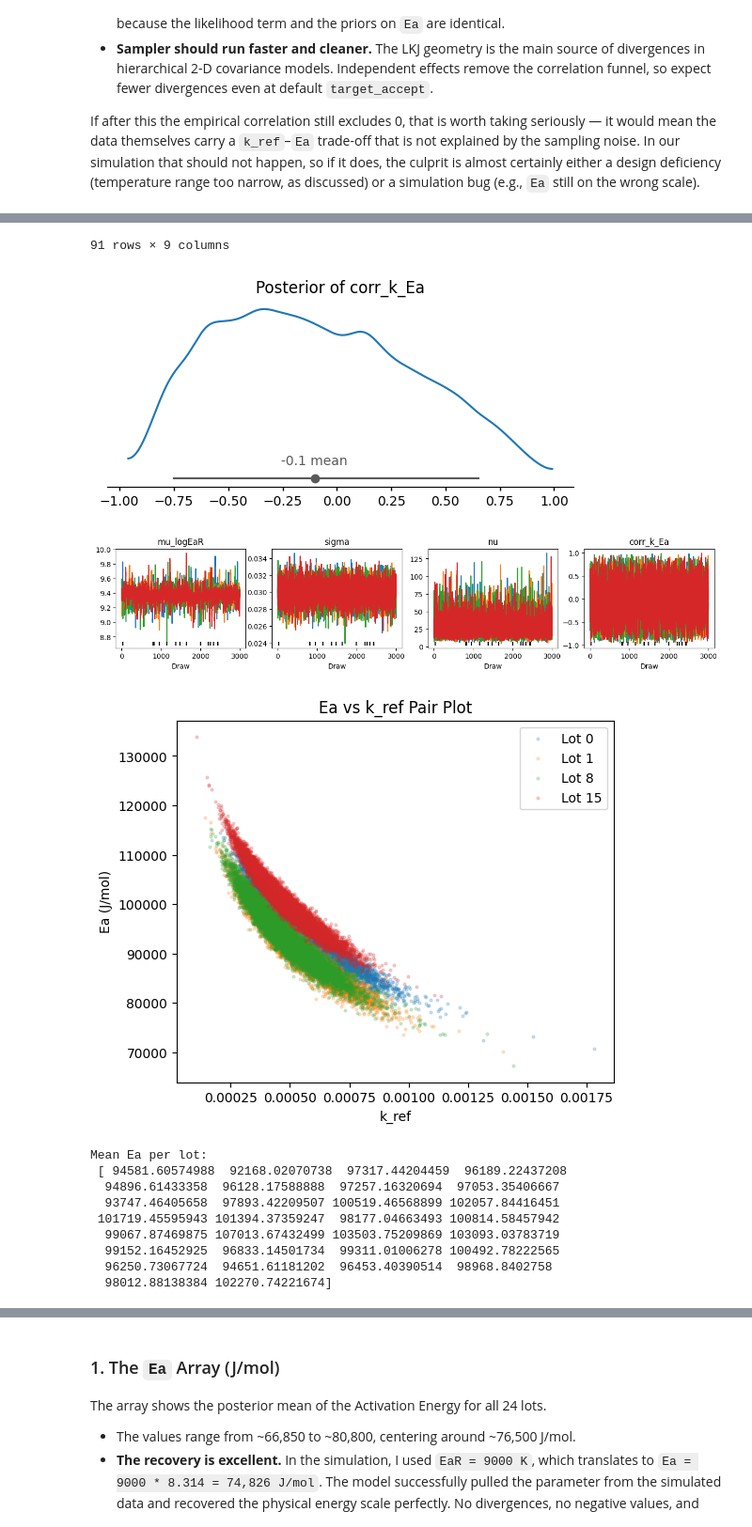
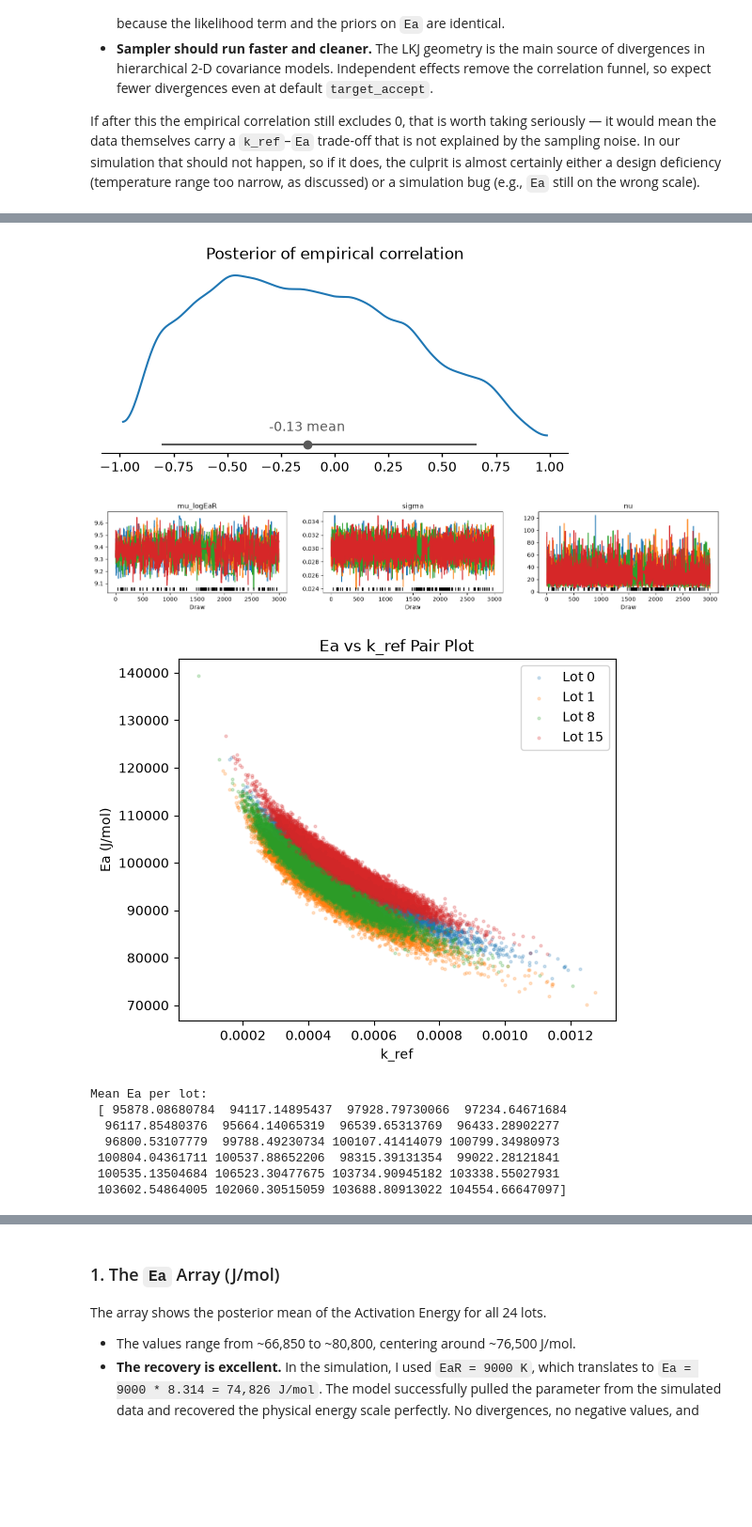
Before and after one commit to lantonov/Optimisation, a Jupyter notebook: Arrhenius_non_linear.ipynb, the cells around one changed output, grey strips where cells are left out. Shown at 94% size. Drawn from its saved outputs; the diff is of its cells as text; code cells hidden in the pictures; blank space fills up the shorter version.

```diff
--- a/Arrhenius_non_linear.ipynb
+++ b/Arrhenius_non_linear.ipynb
@@ -37,6 +136,13 @@ rng = np.random.default_rng(123)
 # %%
+import seaborn as sns
+import matplotlib.pyplot as plt
+import numpy as np
+import pandas as pd
+
+rng = np.random.default_rng(123)
+
 temps_C = [5, 25, 37]
-n_type, n_coform, n_lots_per_combo = 3, 2, 5
+n_type, n_coform, n_lots_per_combo = 3, 2, 4
 timepoints = [0, 1, 3, 6, 9, 12]
 
 # ---- t90 targets ----
@@ -740,3 +841,6 @@ Requirement already satisfied: six>=1.5 in /usr/local/lib/python3.13/dist-packag
+# %%
+# Load in a new session
+idata = az.from_netcdf("idata.nc")
 # %%
 az.summary(
     idata,
@@ -853,7 +959,7 @@ import numpy as np
 lots_to_plot = np.random.choice(24, 4, replace=False)
 
 # Temporarily raise maximum subplots
-az.rcParams["plot.max_subplots"] = 100
+az.rcParams["plot.max_subplots"] = 20
 
 # Under the new ArviZ v1.x plotting backend, we use 'marginal' instead of 'marginals'
 # and we do not pass 'kind' or 'divergences' directly as standard keyword arguments.
@@ -861,6 +967,6 @@ az.plot_pair(
     idata,
     var_names=["Ea", "k_ref"],
     coords={"lot": lots_to_plot},
-    marginals=True
+    marginal=True
 )
 # %% [output]
@@ -958,7 +1054,7 @@ except ImportError:
 import arviz as az
 
 # Safely ensure path exists or fall back to saving/loading from current working directory
-nc_path = "idata.nc"
+nc_path = "run/idata.nc"
 if not os.path.exists(nc_path):
     # Fallback in case it was saved in the root directory
     if os.path.exists("idata.nc"):
@@ -983,39 +1075,16 @@ import arviz as az
 import arviz_plots as azp
 import matplotlib.pyplot as plt
 
-# Dynamically find which correlation variable is available in the posterior
-corr_var = None
-for var in ["corr_k_Ea_empirical", "corr_k_Ea"]:
-    if var in idata.posterior.data_vars:
-        corr_var = var
-        break
+# 1. Parameter Summary (still supported directly on az)
+display(az.summary(idata, var_names=["Ea", "k_ref", "t90_25"]))
 
-# 1. Parameter Summary
-summary_vars = ["Ea", "k_ref", "t90_25"]
-# Add the available correlation variable if found
-if corr_var:
-    summary_vars.append(corr_var)
-display(az.summary(idata, var_names=summary_vars))
+# 2. Plot Posterior in ArviZ v1.x by passing idata and specifying var_names
+azp.plot_dist(idata, var_names=["corr_k_Ea"])
+plt.title("Posterior of empirical correlation")
+plt.show()
 
-# 2. Plot Posterior in ArviZ by passing idata and specifying the available correlation name
-if corr_var:
-    azp.plot_dist(idata, var_names=[corr_var])
-    plt.title(f"Posterior of {corr_var}")
-    plt.show()
-else:
-    print("No correlation variable found in posterior.")
-
-# 3. Plot Trace (including key parameters and correlation if available)
-trace_vars = ["mu_logEaR", "sigma", "nu"]
-if corr_var in idata.posterior.data_vars or corr_var in idata.sample_stats.data_vars:
-    # Only add to trace plot if it is present
-    trace_vars.append(corr_var)
-else:
-    # Fallback to standard parameters if corr_var is a deterministic but not in default search paths
-    pass
-
-trace_vars_filtered = [v for v in trace_vars if v in idata.posterior.data_vars or v in idata.sample_stats.data_vars]
-azp.plot_trace(idata, var_names=trace_vars_filtered)
+# 3. Plot Trace (corrected to plot_trace)
+azp.plot_trace(idata, var_names=["mu_logEaR", "sigma", "nu"])
 plt.show()
 
 # 4. Custom Pair Plot using matplotlib
@@ -1050,13 +1124,10 @@ print("\nMean Ea per lot:\n", mean_ea_values)
-91 rows × 9 columns
-[figure, old version]
+[figure, new version]
-[figure, old version]
+[figure, new version]
-[figure, old version]
+[figure, new version]
-Mean Ea per lot:
- [ 94581.60574988  92168.02070738  97317.44204459  96189.22437208
-  94896.61433358  96128.17588888  97257.16320694  97053.35406667
-  93747.46405658  97893.42209507 100519.46568899 102057.84416451
- 101719.45595943 101394.37359247  98177.04663493 100814.58457942
-  99067.87469875 107013.67432499 103503.75209869 103093.03783719
-  99152.16452925  96833.14501734  99311.01006278 100492.78222565
-  96250.73067724  94651.61181202  96453.40390514  98968.8402758
-  98012.88138384 102270.74221674]
+Mean Ea per lot:
+ [ 95878.08680784  94117.14895437  97928.79730066  97234.64671684
+  96117.85480376  95664.14065319  96539.65313769  96433.28902277
+  96800.53107779  99788.49230734 100107.41414079 100799.34980973
+ 100804.04361711 100537.88652206  98315.39131354  99022.28121841
+ 100535.13504684 106523.30477675 103734.90945182 103338.55027931
+ 103602.54864005 102060.30515059 103688.80913022 104554.66647097]
```
Also changed, not shown: parts of 41 cells of this notebook.
